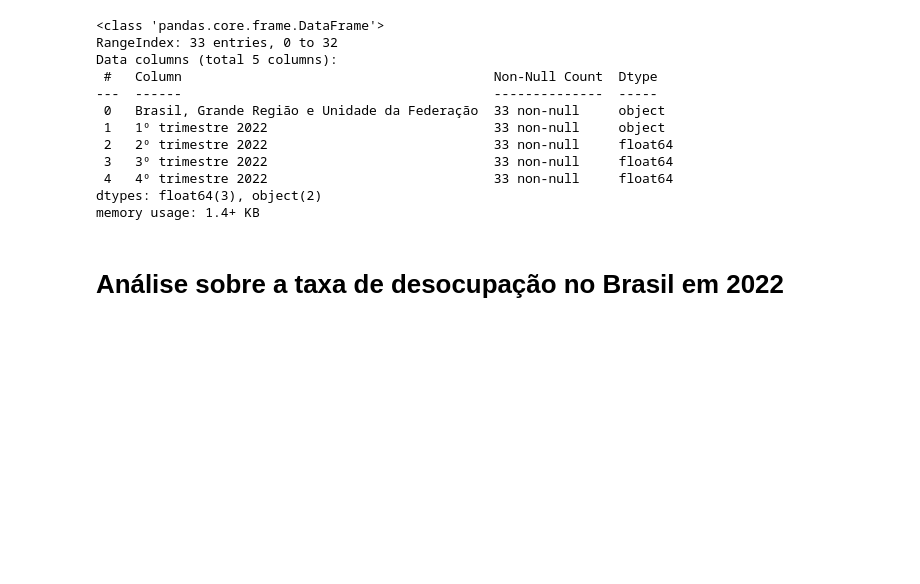
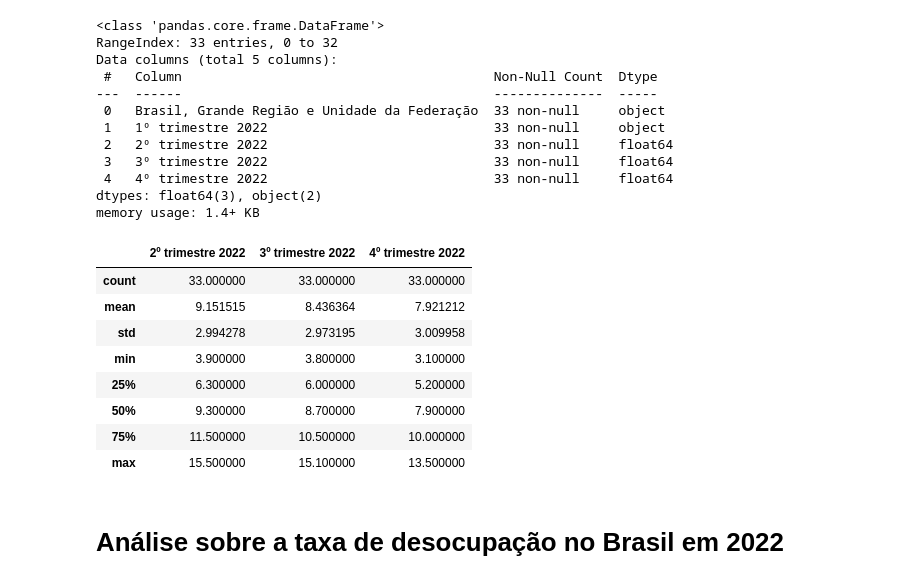
Before and after one commit to gabriel2gomes/taxa_de_desemprego_Brasil_2022, a Jupyter notebook: Taxa_de_desocupação_Brasil_2022.ipynb, the cells around one changed output. Drawn from its saved outputs; the diff is of its cells as text; code cells hidden in the pictures; blank space fills up the shorter version.

```diff
--- a/Taxa_de_desocupação_Brasil_2022.ipynb
+++ b/Taxa_de_desocupação_Brasil_2022.ipynb
@@ -55,6 +55,18 @@ Data columns (total 5 columns):
  4   4º trimestre 2022                             33 non-null     float64
 dtypes: float64(3), object(2)
 memory usage: 1.4+ KB
+# %%
+df.describe()
+# %% [output]
+|  | 2º trimestre 2022 | 3º trimestre 2022 | 4º trimestre 2022 |
+| count | 33.000000 | 33.000000 | 33.000000 |
+| mean | 9.151515 | 8.436364 | 7.921212 |
+| std | 2.994278 | 2.973195 | 3.009958 |
+| min | 3.900000 | 3.800000 | 3.100000 |
+| 25% | 6.300000 | 6.000000 | 5.200000 |
+| 50% | 9.300000 | 8.700000 | 7.900000 |
+| 75% | 11.500000 | 10.500000 | 10.000000 |
+| max | 15.500000 | 15.100000 | 13.500000 |
 # %% [markdown]
 # **Análise sobre a taxa de desocupação no Brasil em 2022**
 # %%
```
Also changed, not shown: parts of 2 cells of this notebook.
